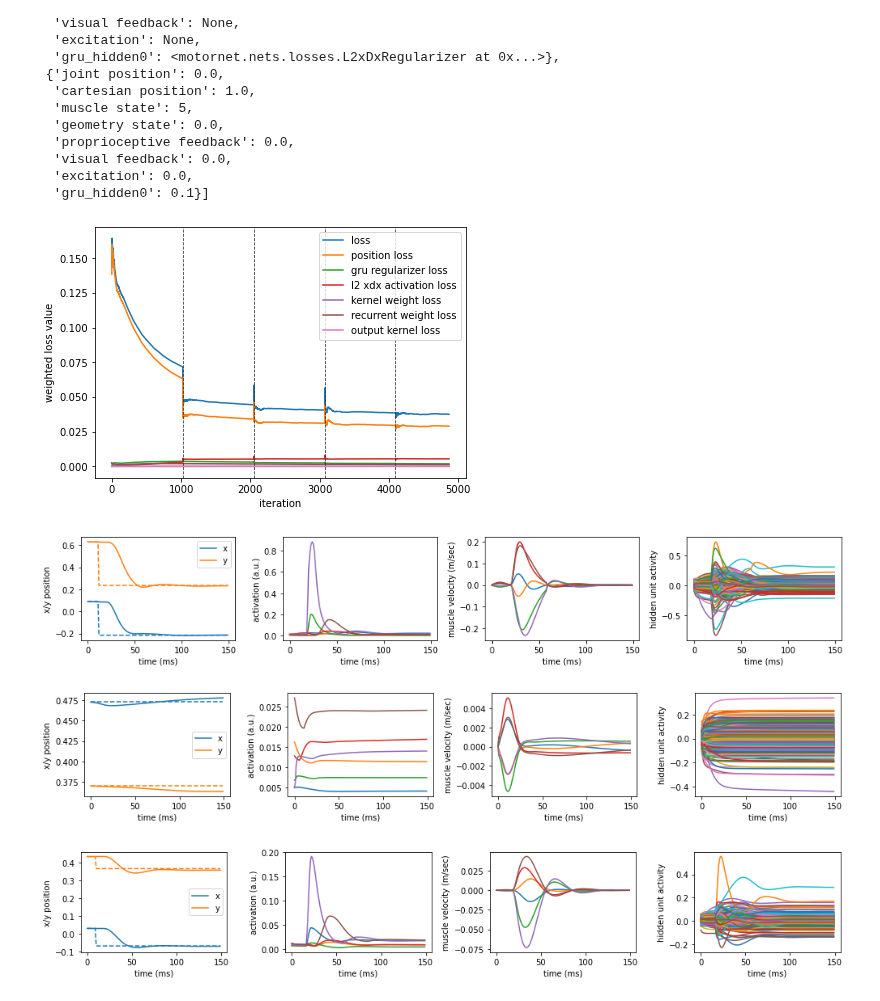
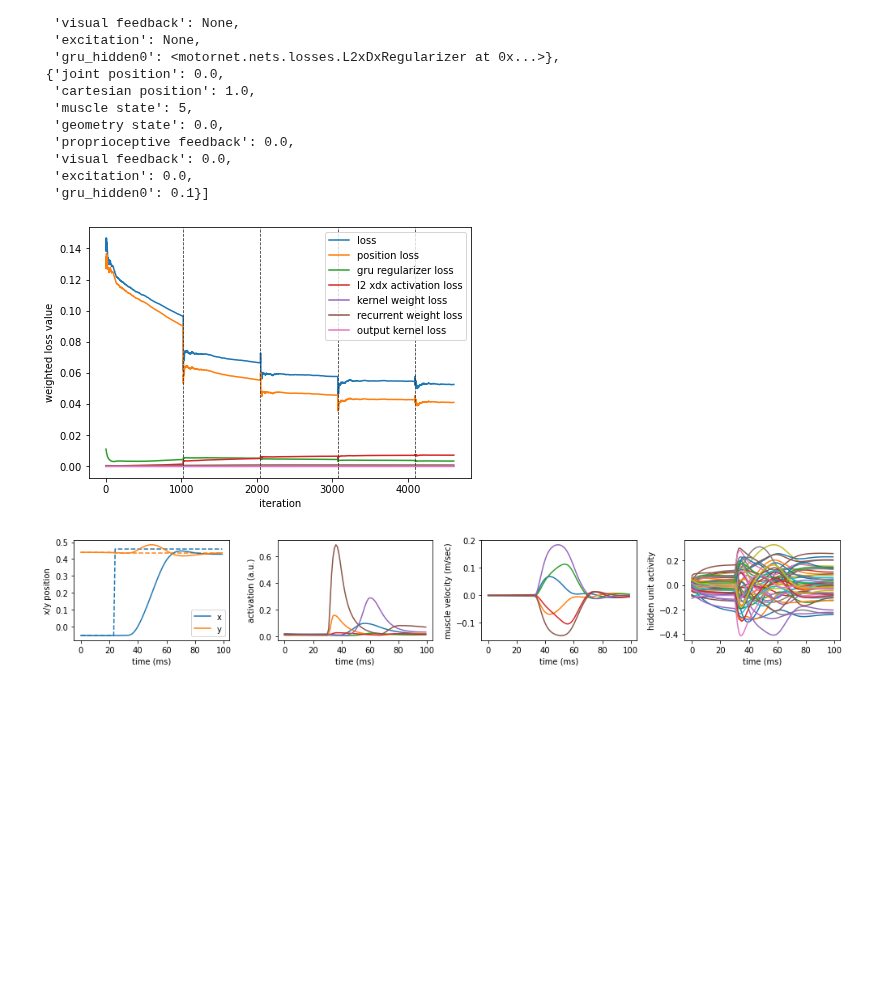
Before and after one commit to paulgribble/motornet_plg, a Jupyter notebook: example_gribble1999.ipynb, the cells around one changed output. Cells and saved outputs as stored; diff of their text form; code cells hidden in the pictures; blank space fills up the shorter version.

```diff
--- a/example_gribble1999.ipynb
+++ b/example_gribble1999.ipynb
@@ -33,7 +33,7 @@ pos_upper_bound = np.deg2rad([125, 125])
 plant = mn.plants.RigidTendonArm26(muscle_type=RigidTendonHillMuscleThelen(), visual_delay=0.07, proprioceptive_delay=0.02, pos_lower_bound=pos_lower_bound, pos_upper_bound=pos_upper_bound)
 
 # SET UP NETWORK
-n_units = 256
+n_units = 49
 network = mn.nets.layers.GRUNetwork(plant=plant, n_units=n_units, kernel_regularizer=1e-7, name='network', recurrent_regularizer=1e-5)
 
 # SET UP TASK
@@ -75,16 +72,14 @@ task.get_losses()
   'gru_hidden0': 0.1}]
 # %%
 # TRAIN THE NETWORK to make point-to-point movements to random targets in the arm's workspace
-n_t = 150
+n_t = 100
 n_batches = 1024
 batch_size = 32
 # this callback logs training information for each batch passed, rather than for each epoch.
-callbacks = [mn.nets.callbacks.BatchLogger(), mn.nets.callbacks.TrainingPlotter(task, plot_freq=256, plot_trials=3, plot_n_t=n_t)]
+callbacks = [mn.nets.callbacks.BatchLogger(), mn.nets.callbacks.TrainingPlotter(task, plot_freq=512, plot_trials=1, plot_n_t=n_t)]
 for i in range(5):
     [inputs, targets, init_states] = nn.task.generate(n_timesteps=n_t, batch_size=n_batches * batch_size)
     h = nn.fit(x=[inputs, init_states], y=targets, verbose=1, epochs=1, batch_size=batch_size, shuffle=False, callbacks=callbacks)
 # %% [output]
-[figure, old version]
+[figure, new version]
-[figure, old version]
+[figure, new version]
-[figure, removed]
-[figure, removed]
```
Also changed, not shown: parts of 7 cells of this notebook, 1 other file.
